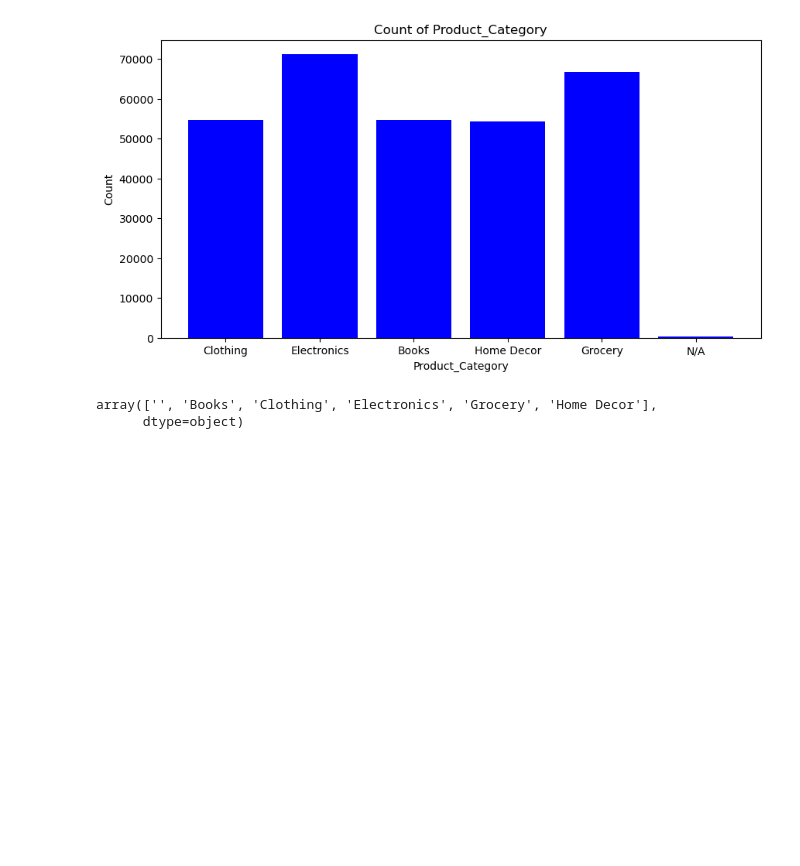
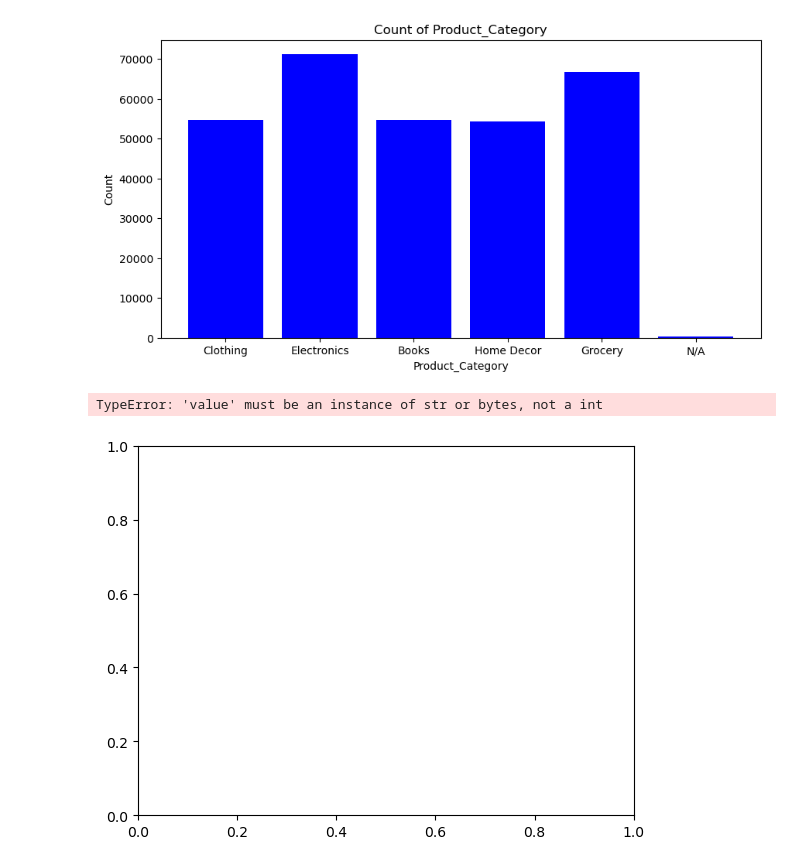
Before and after one commit to lehoangchibach/summer_datascience_project, a Jupyter notebook: bach.ipynb, the cells around one changed output. Drawn from its saved outputs; the diff is of its cells as text; code cells hidden in the pictures; blank space fills up the shorter version.

```diff
--- a/bach.ipynb
+++ b/bach.ipynb
@@ -111,8 +148,8 @@ plt.title("Count of Product_Category")
 # %% [output]
 Text(0.5, 1.0, 'Count of Product_Category')
 [figure]
-# %%
-np.unique(df["Product_Category"].fillna(""))
-# %% [output]
-array(['', 'Books', 'Clothing', 'Electronics', 'Grocery', 'Home Decor'],
-      dtype=object)
+# %%
+plt.scatter(df["Income"].fillna(0), df["Total_Amount"].fillna(0))
+# %% [output]
+TypeError: 'value' must be an instance of str or bytes, not a int
+[figure, added]
```
Also changed, not shown: parts of 5 cells of this notebook, 1 other file.
